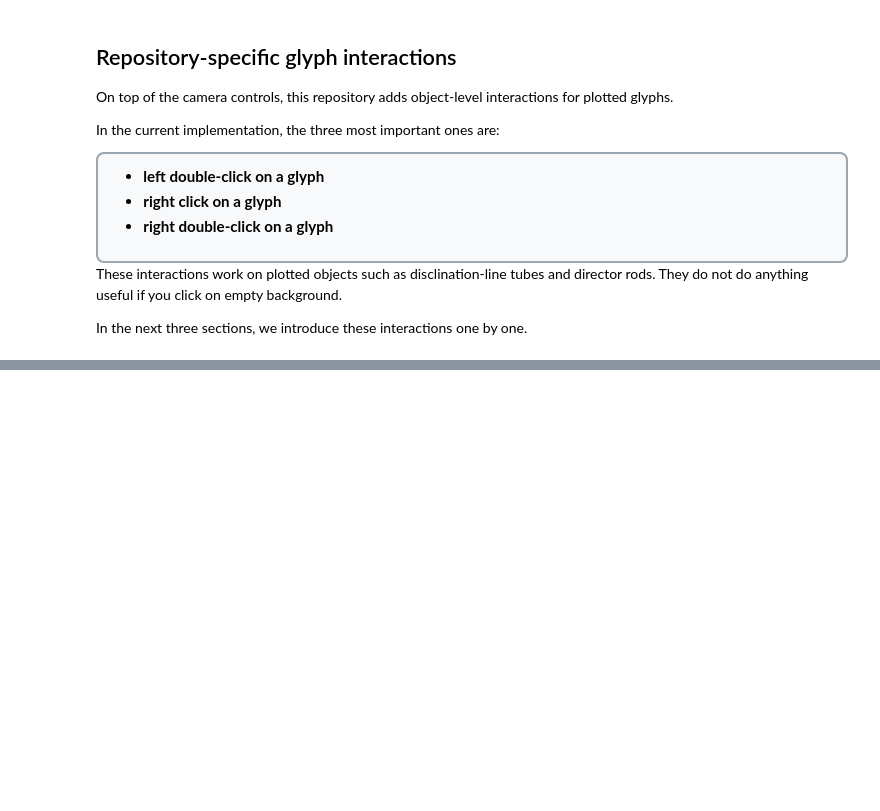
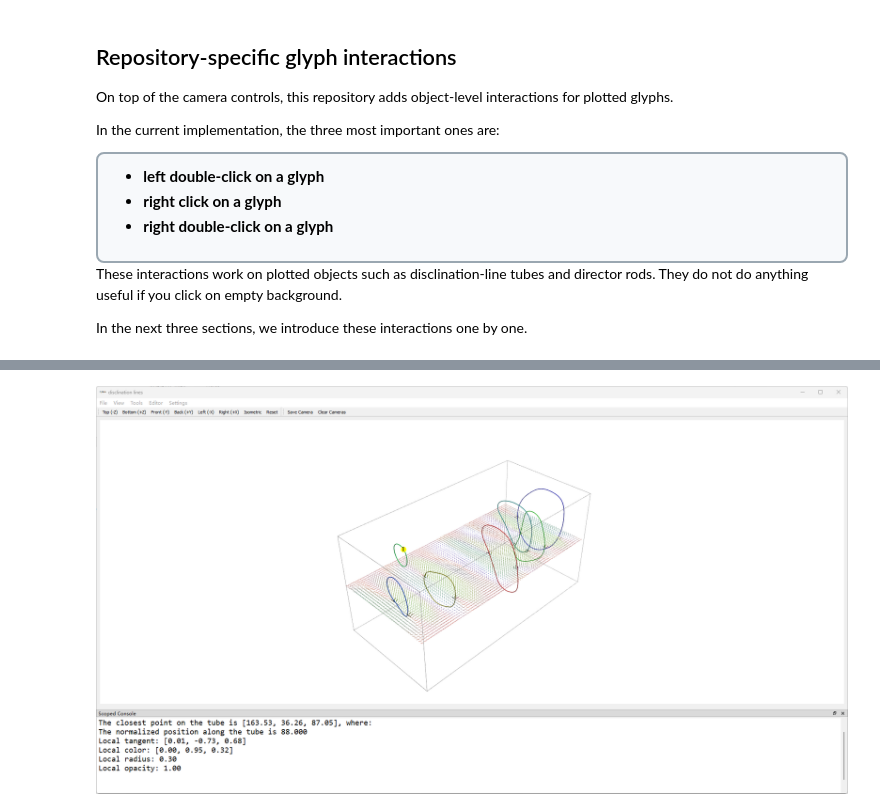
Before and after one commit to YingyouMa/Nematics3D, a Jupyter notebook: tutorials/interact_with_figures.ipynb, the cells around one changed output, grey strips where cells are left out. Saved outputs shown, nothing was run; the diff lists cells and outputs as text; code cells hidden in the pictures; blank space fills up the shorter version.

```diff
--- a/tutorials/interact_with_figures.ipynb
+++ b/tutorials/interact_with_figures.ipynb
@@ -172,3 +192,17 @@ The figure below shows one example: a left double-click on the green disclinatio
+# %%
+display(
+    Image(
+        filename=str(
+            REPO_ROOT
+            / "tutorials"
+            / "output"
+            / "interact_with_figures"
+            / "left_double.png"
+        )
+    )
+)
+# %% [output]
+[figure, added]
 # %% [markdown]
 ## Right click on a glyph
 
```
Also changed, not shown: parts of 16 cells of this notebook, 3 other files.
